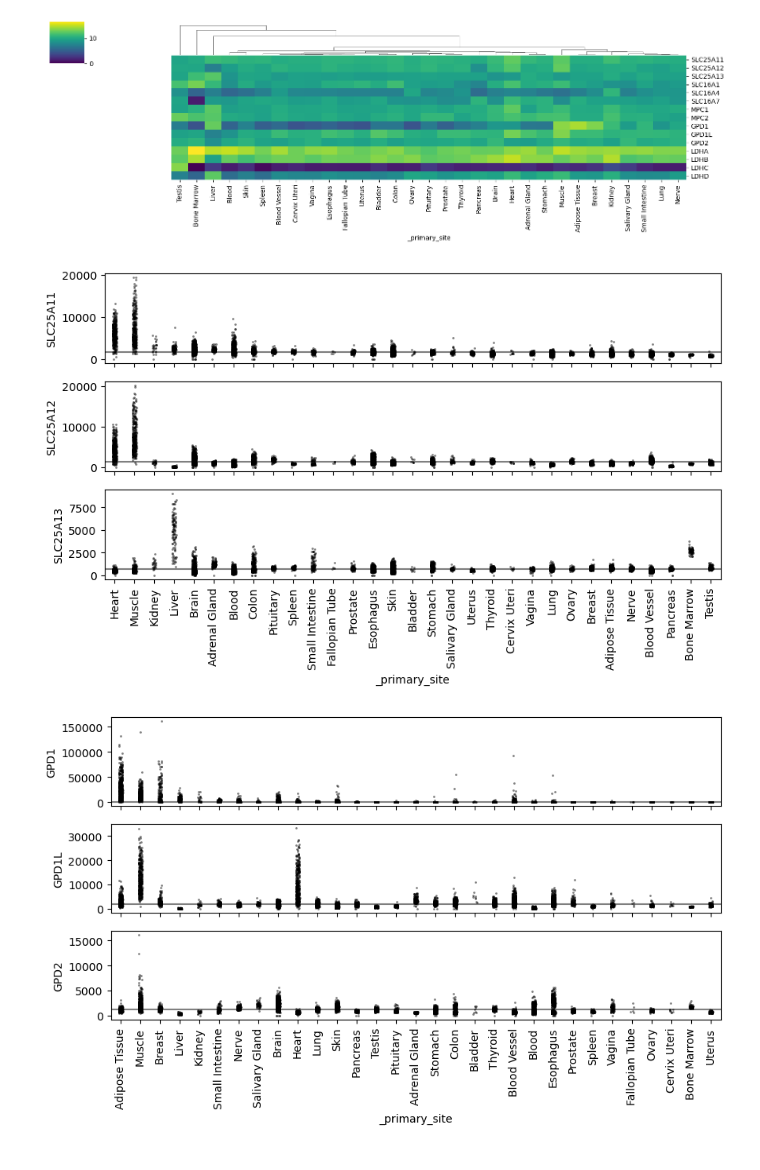
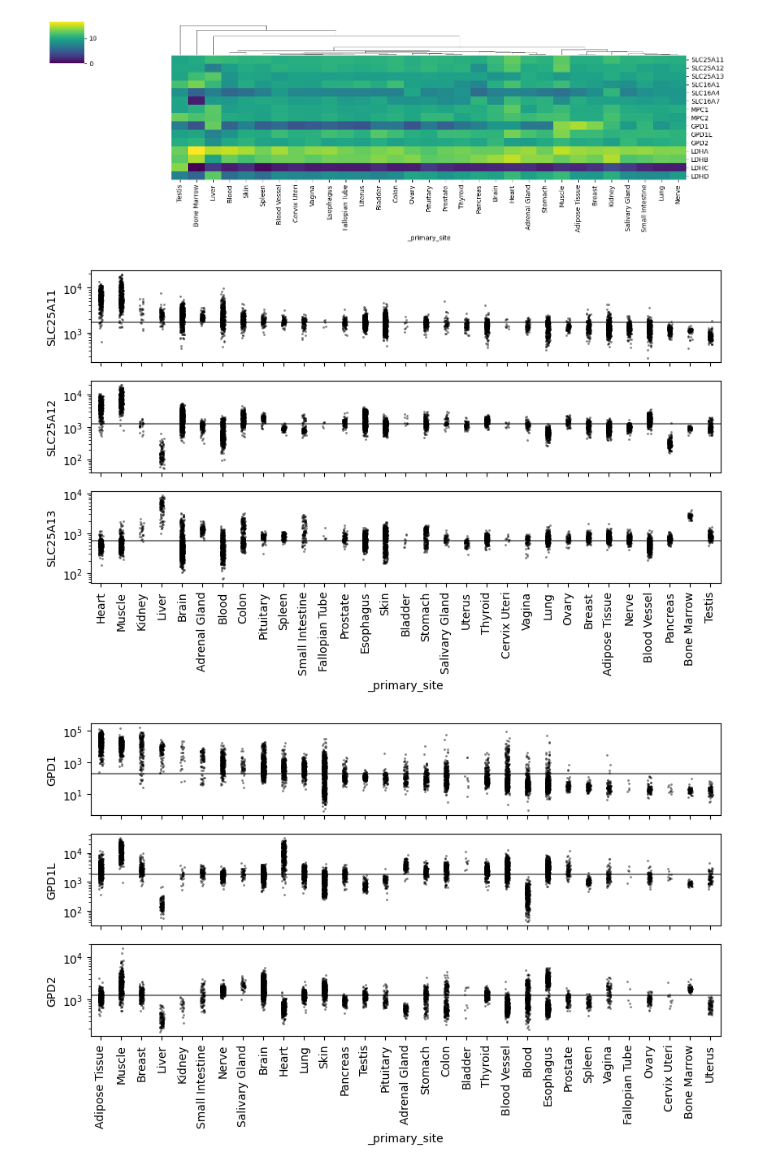
Before and after one commit to weilandtd/competitive_catabolism, a Jupyter notebook: data/vizualize_shuttle_expression.ipynb, the cells around one changed output. Drawn from its saved outputs; the diff is of its cells as text; code cells hidden in the pictures.

```diff
--- a/data/vizualize_shuttle_expression.ipynb
+++ b/data/vizualize_shuttle_expression.ipynb
@@ -46,28 +46,29 @@ df[numeric_cols] = df[numeric_cols].apply(lambda x: 2**(x)-1)
 # %%
 f, ax = plt.subplots(3,1,figsize=(10, 5), sharex=True , sharey=False)
 
 # Violin plot
 # Add a horizontal line at the median expression of each gene
 genes = ['SLC25A11', 'SLC25A12', 'SLC25A13',]
 
 # Rank the genes by expression of SLC25A11
 x_axis_order = df.groupby('_primary_site')['SLC25A11'].median().sort_values(ascending=False).index
 
 for i in range(3):
     ax[i].axhline(df[genes[i]].median(), color='k', linestyle='-', alpha=0.5 )
+    ax[i].set_yscale('log')
 
 sns.stripplot(x='_primary_site', y='SLC25A11', data=df , ax=ax[0],
                order=x_axis_order, color='black', alpha=0.5, size=2)
 sns.stripplot(x='_primary_site', y='SLC25A12', data=df , ax=ax[1],
                order=x_axis_order, color='black', alpha=0.5, size=2)
 sns.stripplot(x='_primary_site', y='SLC25A13', data=df , ax=ax[2],
                order=x_axis_order, color='black', alpha=0.5, size=2)
 
 plt.xticks(rotation=90)
 
 plt.show()
 # %% [output]
-[figure, old version]
+[figure, new version]
 # %%
 
 # Make a list of strip plots
@@ -81,6 +82,7 @@ x_axis_order = df.groupby('_primary_site')['GPD1'].median().sort_values(ascendin
 
 for i in range(3):
     ax[i].axhline(df[genes[i]].median(), color='k', linestyle='-', alpha=0.5 )
+    ax[i].set_yscale('log')
 
 for i, gene in enumerate(genes):
     sns.stripplot(x='_primary_site', y=gene, data=df , ax=ax[i],
@@ -91,7 +93,7 @@ plt.xticks(rotation=90)
 
 plt.show()
 # %% [output]
-[figure, old version]
+[figure, new version]
 # %%
 
 # Make a list of strip plots
```
Also changed, not shown: parts of 2 cells of this notebook, 8 other files.
